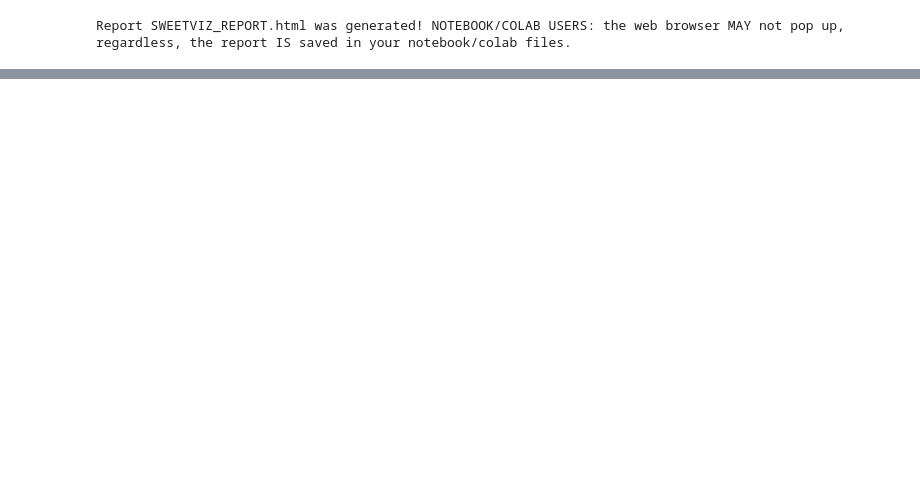
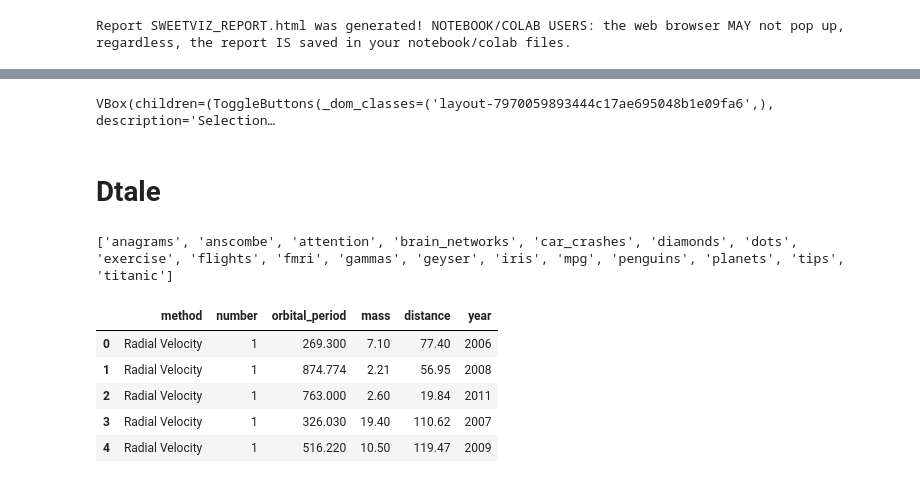
Before and after one commit to pravinbaste009/EDA, a Jupyter notebook: EDA.ipynb, the cells around one changed output, grey strips where cells are left out. Saved outputs shown, nothing was run; the diff lists cells and outputs as text; code cells hidden in the pictures; blank space fills up the shorter version.

```diff
--- a/EDA.ipynb
+++ b/EDA.ipynb
@@ -198,0 +237,6 @@ Report SWEETVIZ_REPORT.html was generated! NOTEBOOK/COLAB USERS: the web browser
+# %%
+VisualAnalysis(df)
+# %% [output]
+VBox(children=(ToggleButtons(_dom_classes=('layout-7970059893444c17ae695048b1e09fa6',), description='Selection…
+# %% [markdown]
+# Dtale
@@ -198,0 +246,15 @@ Report SWEETVIZ_REPORT.html was generated! NOTEBOOK/COLAB USERS: the web browser
+# %%
+print(sns.get_dataset_names())
+# %% [output]
+['anagrams', 'anscombe', 'attention', 'brain_networks', 'car_crashes', 'diamonds', 'dots', 'exercise', 'flights', 'fmri', 'gammas', 'geyser', 'iris', 'mpg', 'penguins', 'planets', 'tips', 'titanic']
+# %%
+df=sns.load_dataset('planets')
+# %%
+df.head()
+# %% [output]
+|  | method | number | orbital_period | mass | distance | year |
+| 0 | Radial Velocity | 1 | 269.300 | 7.10 | 77.40 | 2006 |
+| 1 | Radial Velocity | 1 | 874.774 | 2.21 | 56.95 | 2008 |
+| 2 | Radial Velocity | 1 | 763.000 | 2.60 | 19.84 | 2011 |
+| 3 | Radial Velocity | 1 | 326.030 | 19.40 | 110.62 | 2007 |
+| 4 | Radial Velocity | 1 | 516.220 | 10.50 | 119.47 | 2009 |
```
Also changed, not shown: parts of 13 cells of this notebook.
